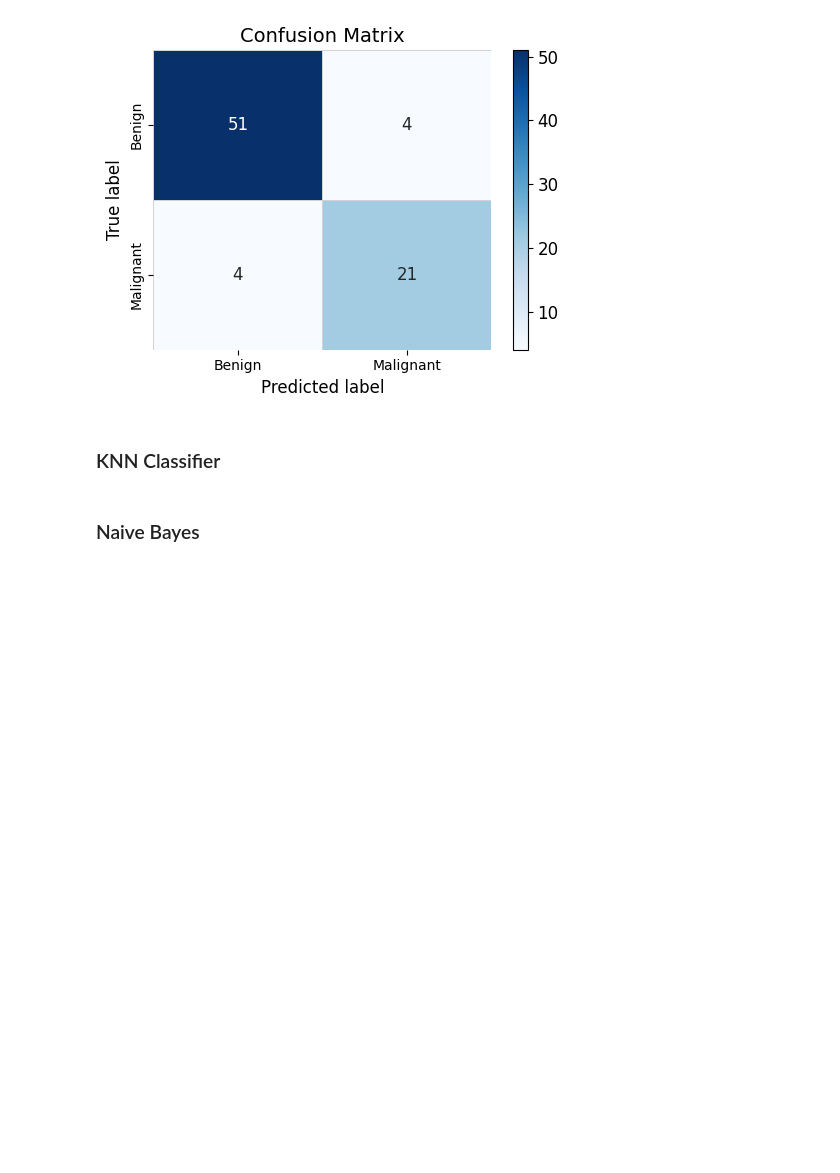
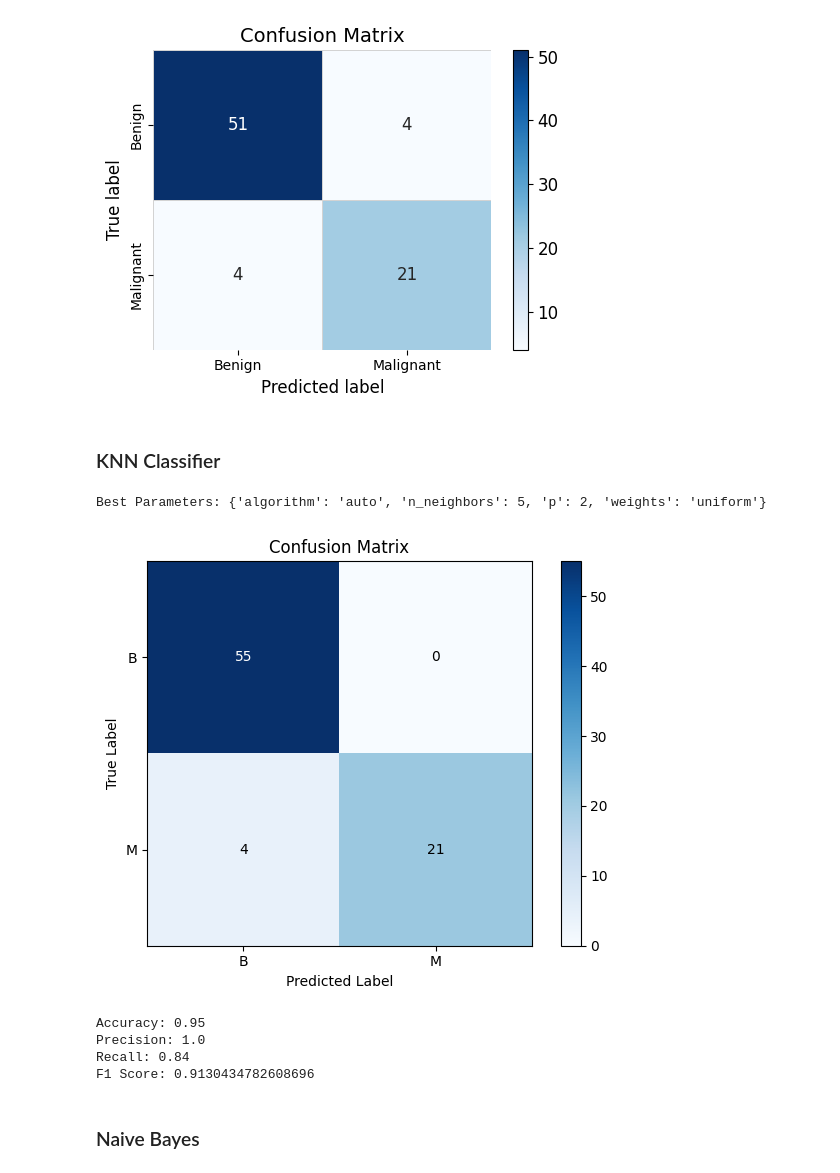
Before and after one commit to MohamadAbdelmoniem/Breast-Cancer-Prediction, a Jupyter notebook: Phase1.ipynb, the cells around one changed output. Saved outputs shown, nothing was run; the diff lists cells and outputs as text; code cells hidden in the pictures; blank space fills up the shorter version.

```diff
--- a/Phase1.ipynb
+++ b/Phase1.ipynb
@@ -405,7 +408,7 @@ Testing Accuracy:  90.0000 %
 # %% [markdown]
 ### KNN Classifier
 # %%
-def train_knn(X_train, X_test, y_train, y_test):
+def knn(X_train, X_test, y_train, y_test):
     # Define parameter grid for hyperparameter tuning
     param_grid = {
         'n_neighbors': [3, 5, 7, 9, 11],
@@ -433,6 +436,29 @@ def train_knn(X_train, X_test, y_train, y_test):
     # Predict on the test set
     y_pred = best_knn.predict(X_test)
 
+    # Generate confusion matrix
+    cm = confusion_matrix(y_test, y_pred)
+
+    # Plot confusion matrix
+    plt.imshow(cm, interpolation='nearest', cmap=plt.cm.Blues)
+    plt.title('Confusion Matrix')
+    plt.colorbar()
+    plt.xlabel('Predicted Label')
+    plt.ylabel('True Label')
+    tick_marks = np.arange(len(np.unique(y_test)))
+    plt.xticks(tick_marks, ['B', 'M'])
+    plt.yticks(tick_marks, ['B', 'M'])
+
+    fmt = 'd'
+    thresh = cm.max() / 2.
+    for i, j in np.ndindex(cm.shape):
+        plt.text(j, i, format(cm[i, j], fmt),
+                 ha="center", va="center",
+                 color="white" if cm[i, j] > thresh else "black")
+
+    plt.tight_layout()
+    plt.show()
+
     # Calculate performance metrics
     accuracy = accuracy_score(y_test, y_pred)
     precision = precision_score(y_test, y_pred)
@@ -447,6 +473,15 @@ def train_knn(X_train, X_test, y_train, y_test):
 
     # Return best classifier
     return best_knn
+# %%
+knn_classifier = knn(X_train, X_test, y_train, y_test)
+# %% [output]
+Best Parameters: {'algorithm': 'auto', 'n_neighbors': 5, 'p': 2, 'weights': 'uniform'}
+[figure, added]
+Accuracy: 0.95
+Precision: 1.0
+Recall: 0.84
+F1 Score: 0.9130434782608696
 # %% [markdown]
 ### Naive Bayes
 # %%
```
Also changed, not shown: parts of 1 cell of this notebook.
